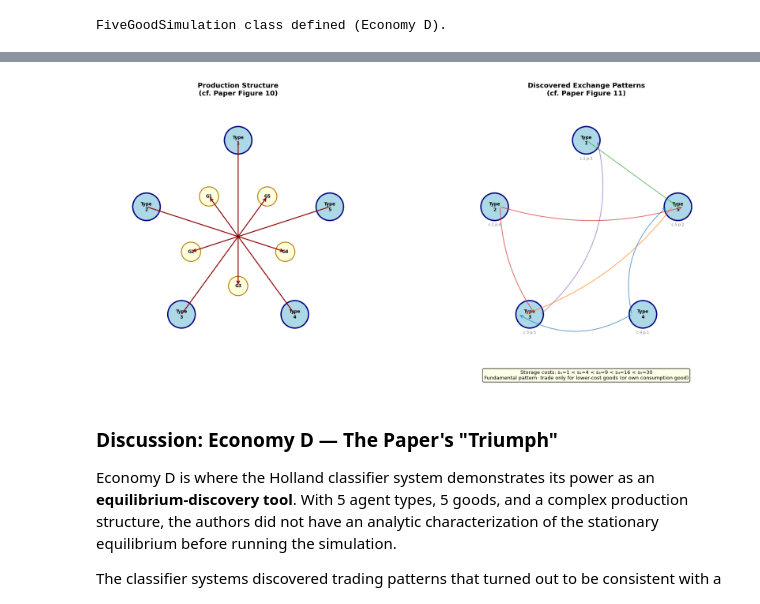
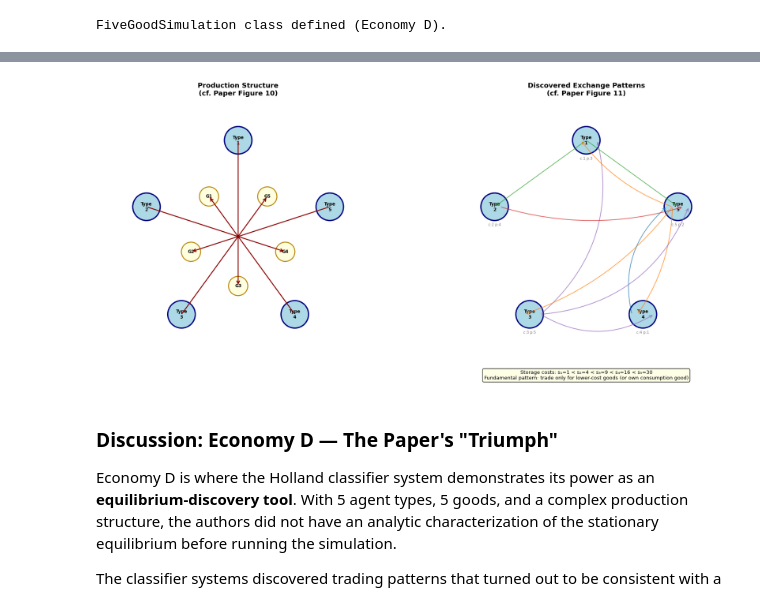
Before and after one commit to mmcky/paper-marimon-mcgrattan-sargent-1990, a Jupyter notebook: jupyter/companion-notebook-1.ipynb, the cells around one changed output, grey strips where cells are left out. Saved outputs shown, nothing was run; the diff lists cells and outputs as text; code cells hidden in the pictures.

```diff
--- a/jupyter/companion-notebook-1.ipynb
+++ b/jupyter/companion-notebook-1.ipynb
@@ -1548,12 +1921,7 @@ Simulation complete.
 print("=" * 70)
 print("ECONOMY A2.2 RESULTS AT t=1000")
 print("=" * 70)
-dist_1000 = sim_a22.history['holdings_dist'][999]
-print(f"\nHoldings Distribution at t=1000")
-print(f"{'π_i^h(j)':>10s}   j=1      j=2      j=3")
-print("-" * 42)
-for i in range(3):
-    print(f"  i={i+1:d}       {dist_1000[i,0]:.3f}    {dist_1000[i,1]:.3f}    {dist_1000[i,2]:.3f}")
+print_full_analysis(sim_a22, period_label="at t=1000", window=10, t_idx=999)
 
 print("\n" + "=" * 70)
 print("ECONOMY A2.2 RESULTS AT t=2000")
@@ -1662,16 +2030,12 @@ Simulation complete.
 print("=" * 70)
 print("ECONOMY B.1 RESULTS AT t=500 (Paper reports speculative eq. here)")
 print("=" * 70)
-dist_500 = sim_b.history['holdings_dist'][499]
-print(f"\nHoldings Distribution at t=500")
-print(f"{'π_i^h(j)':>10s}   j=1      j=2      j=3")
-print("-" * 42)
-for i in range(3):
-    print(f"  i={i+1:d}       {dist_500[i,0]:.3f}    {dist_500[i,1]:.3f}    {dist_500[i,2]:.3f}")
+print_full_analysis(sim_b, period_label="at t=500", window=10, t_idx=499)
 
 # Check if speculative at t=500
 # In economy B (Model B production): Type 1→good 3, Type 2→good 1, Type 3→good 2
 # Speculative: Type 3 accepts good 3 (high cost) speculatively
+dist_500 = sim_b.history['holdings_dist'][499]
 print(f"\n  Type 3 holding good 3 (speculative indicator): {dist_500[2,2]:.3f}")
 if dist_500[2, 2] > 0.05:
     print("  → Possible speculative behavior at t=500")
@@ -1766,12 +2130,7 @@ Simulation complete.
 print("=" * 70)
 print("ECONOMY B.2 RESULTS AT t=1000")
 print("=" * 70)
-dist_1000 = sim_b2.history['holdings_dist'][999]
-print(f"\nHoldings Distribution at t=1000")
-print(f"{'π_i^h(j)':>10s}   j=1      j=2      j=3")
-print("-" * 42)
-for i in range(3):
-    print(f"  i={i+1:d}       {dist_1000[i,0]:.3f}    {dist_1000[i,1]:.3f}    {dist_1000[i,2]:.3f}")
+print_full_analysis(sim_b2, period_label="at t=1000", window=10, t_idx=999)
 
 print("\n" + "=" * 70)
 print("ECONOMY B.2 RESULTS AT t=2000 (Paper: 'not converged, moving toward fundamental')")
@@ -2076,6 +2469,9 @@ print("FiatMoneySimulation class defined (with proper classifier system).")
 FiatMoneySimulation class defined (with proper classifier system).
 # %%
 # Run Economy C
+# GA parameters: pcross=0.6, pmutation=0.01 — matching MATLAB winitial.m
+# (Previously had pcross=0.01, pmutation=0.2 which was a bug — confirmed by
+#  reading original/matlab/class003.m which calls winitial with no overrides)
 print("Running Economy C (Fiat Money)...")
 print("=" * 50)
 
@@ -2087,8 +2483,8 @@ sim_c = FiatMoneySimulation(
     n_trade_cls=150,
     n_consume_cls=20,
     ga_frequency=0.5,
-    ga_pcross=0.01,
-    ga_pmutation=0.2,
+    ga_pcross=0.6,       # Fixed: was 0.01, now matches MATLAB winitial.m (pcrosst=0.6)
+    ga_pmutation=0.01,   # Fixed: was 0.2, now matches MATLAB winitial.m (pmutationt=0.01)
     seed=42
 )
 sim_c.run(n_periods=2000, record_every=1, verbose=True)
@@ -2780,6 +3211,14 @@ Type 1 (consumes good 1, produces good 3):
 # %%
 # Visualize the production structure and discovered exchange patterns for Economy D
 # Replicates Figures 10 and 11 from the paper
+
+# Compute final holdings distribution for Economy D
+# dist_d[i, k] = fraction of type-i agents holding good k at the final period
+dist_d = np.zeros((5, 5))
+for i in range(5):
+    mask = sim_d.agent_types == i
+    for k in range(5):
+        dist_d[i, k] = np.mean(sim_d.holdings[mask] == k)
 
 fig, axes = plt.subplots(1, 2, figsize=(16, 7))
 
@@ -2845,40 +3284,41 @@ for i, (x, y) in enumerate(positions):
 # Draw likely exchange arrows based on observed holdings
 # If type i frequently holds good k (where k != produces[i]),
 # it means type i is accepting good k in trade
+colors_5 = ['tab:blue', 'tab:orange', 'tab:green', 'tab:red', 'tab:purple']
 for i in range(5):
     for k in range(5):
         if k == sim_d.produces[i]:
             continue  # Skip production good
         if dist_d[i, k] > 0.05:  # Significant holding
             # Find which type produces good k
             producer = np.where(sim_d.produces == k)[0]
             if len(producer) > 0:
                 j = producer[0]
                 sx, sy = positions[j]
                 tx, ty = positions[i]
                 offset = 0.02 * (k - 2)  # slight offset to avoid overlap
                 ax.annotate('', xy=(tx + offset, ty), xytext=(sx + offset, sy),
-                            arrowprops=dict(arrowstyle='->', color=colors[k], lw=1.2,
+                            arrowprops=dict(arrowstyle='->', color=colors_5[k], lw=1.2,
                                           connectionstyle=f'arc3,rad={0.15 * (k-2)}',
                                           alpha=0.7),
                             xycoords='axes fraction', textcoords='axes fraction')
 
 # Add storage cost annotation
 ax.text(0.5, -0.02, 'Storage costs: s₁=1 < s₂=4 < s₃=9 < s₄=16 < s₅=30\n'
         'Fundamental pattern: trade only for lower-cost goods (or own consumption good)',
         ha='center', fontsize=8, transform=ax.transAxes,
         bbox=dict(boxstyle='round', facecolor='lightyellow', alpha=0.8))
 
 ax.set_xlim(0, 1)
 ax.set_ylim(0, 1)
 ax.set_aspect('equal')
 ax.axis('off')
 ax.set_title('Discovered Exchange Patterns\n(cf. Paper Figure 11)', fontsize=11, fontweight='bold')
 
 plt.tight_layout()
 plt.show()
 # %% [output]
-[figure, old version]
+[figure, new version]
 # %% [markdown]
 ### Discussion: Economy D — The Paper's "Triumph"
 
```
Also changed, not shown: parts of 27 cells of this notebook, 2 other files.
